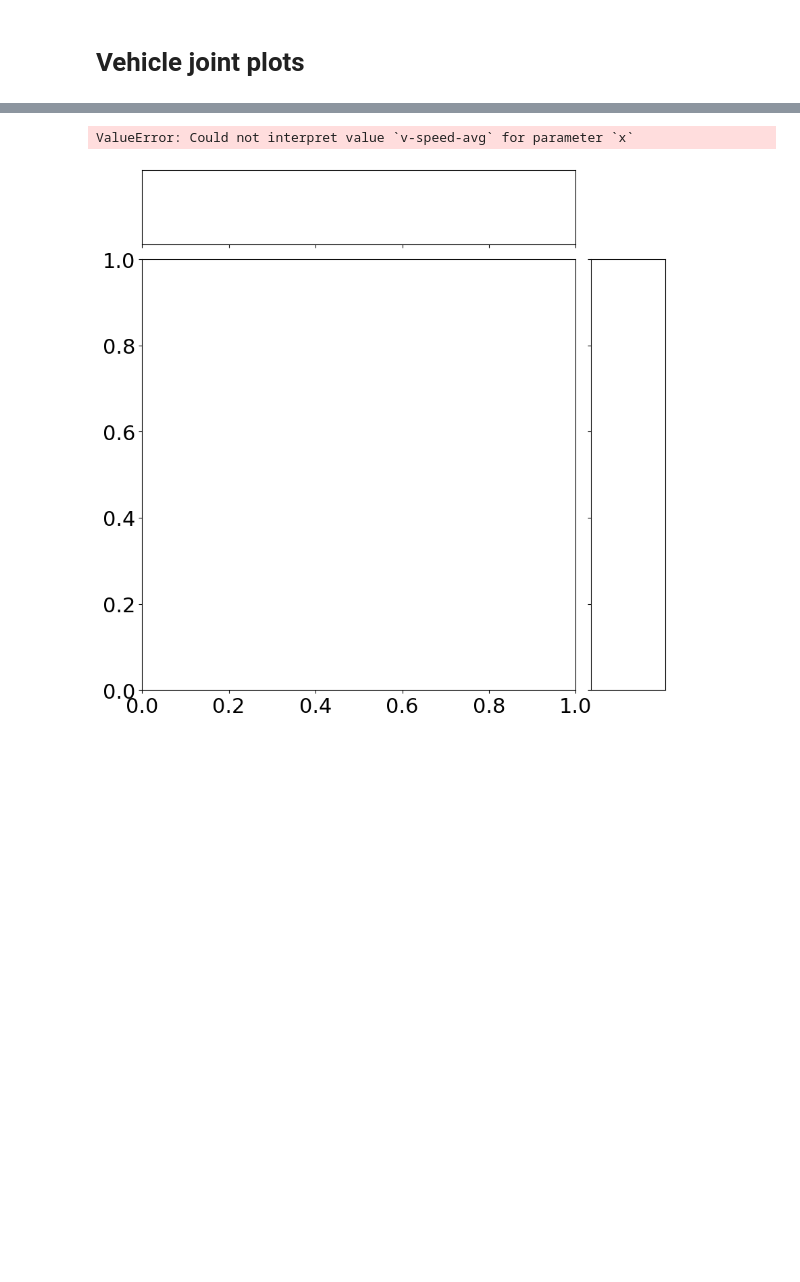
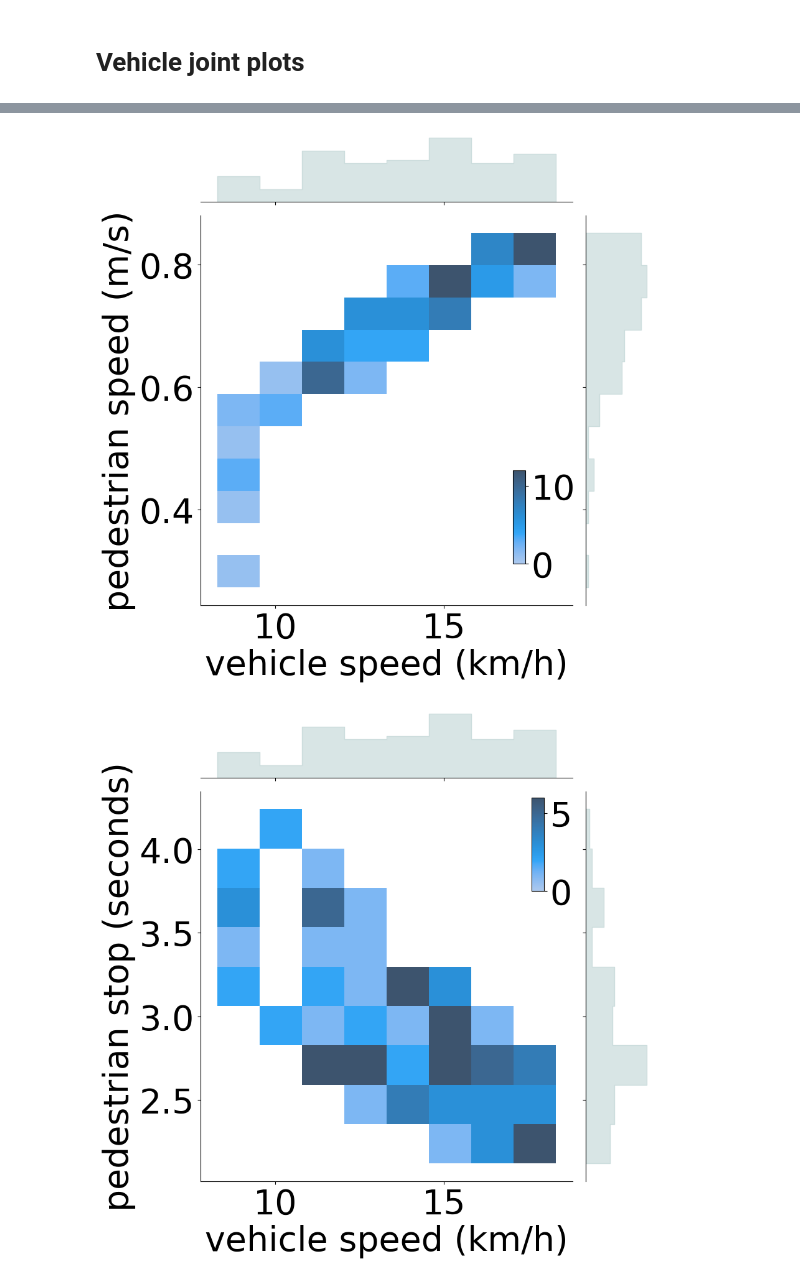
Before and after one commit to adhocmaster/TTI-dataset-tools, a Jupyter notebook: src/notebooks/ped-behavior-analysis.ipynb, the cells around one changed output, grey strips where cells are left out. Saved outputs shown, nothing was run; the diff lists cells and outputs as text; code cells hidden in the pictures; blank space fills up the shorter version.

```diff
--- a/src/notebooks/ped-behavior-analysis.ipynb
+++ b/src/notebooks/ped-behavior-analysis.ipynb
@@ -325,7 +346,7 @@ plt.show()
 # %% [markdown]
 # Marginal Distributions
 # %%
-plt.rcParams.update({'font.size': 22})
+plt.rcParams.update({'font.size': 24})
 # %%
 # Pedestrian Marginal Distributions
 fig, axes = plt.subplots(1,3, figsize = (15,5))
@@ -371,3 +392,5 @@ plt.show()
 # %% [markdown]
 # Self joint probabilities
+# %%
+plt.rcParams.update({'font.size': 40})
 # %%
@@ -436,18 +456,29 @@ pedToVehicle = getPedToVIds(meta)
 pedCols = ['uniqueTrackId', 'stop-duration', 'speed-avg']
 vehCols = ['uniqueTrackId', 'speed-avg']
 
-newCols = ['pId', 'p-stop-duration', 'p-speed-avg', 'vId', 'v-speed-avg']
+newCols = ['pId', 'p-stop-duration', 'p-speed-avg', 'vId', 'v-speed-avg', 'stop-distance']
 
 pedIds = pedStats['uniqueTrackId'].unique()
 vIds = vehicleStats['uniqueTrackId'].unique()
 jointRows = []
 for pedId in pedIds:
     aPed = pedStats[pedStats["uniqueTrackId"] == pedId]
-    aPed = aPed[pedCols]
+
+    stopFrame = aPed.iloc[0]['stop-loc-first-frame']
+    stopX, stopY = aPed.iloc[0]['stop-loc-first-x'], aPed.iloc[0]['stop-loc-first-y']
+
+    aPed = aPed[pedCols] # selection
     vIds = pedToVehicle[pedId]
     for vId in vIds:
         aV = vehicleStats[vehicleStats["uniqueTrackId"] == vId]
-        aV = aV[vehCols]
+        aVTraj = otherDf[otherDf["uniqueTrackId"] == vId]
+
+        avPedStopFrameDf = aVTraj[aVTraj["frame"] == stopFrame]
+        vStopX, vStopY = avPedStopFrameDf.iloc[0]['x'], avPedStopFrameDf.iloc[0]['y']
+
+        aV = aV[vehCols] # selection
+        aV['stop-distance'] = math.sqrt((stopX - vStopX) ** 2 + (stopY - vStopY) ** 2)
+        # aV['stop-distance'] = abs(stopY - vStopY)
         jointRows.append(pd.concat([aPed, aV], axis=1, ignore_index=True))
 
 jointStats = pd.concat(jointRows, ignore_index=True)
@@ -455,6 +486,6 @@ jointStats.columns = newCols
 
 assert len(pedStats) == len(jointStats)
 
-jointStats.head()
+jointStats.describe()
 # jointStats[0]
 # %% [output]
@@ -467,8 +501,24 @@ jointStats.head()
 # %%
 # 2. vehicle speed vs ped speed
-plotJoint(data=jointStats, x="v-speed-avg", y="p-speed-avg", height=10, xTitle="vehicle speed (km/h)", yTitle="pedestrian speed (m/s)")
+plotJoint(
+    data=jointStats,
+    x="v-speed-avg",
+    y="p-speed-avg",
+    height=10,
+    xTitle="vehicle speed (km/h)",
+    yTitle="pedestrian speed (m/s)",
+    caxloc=[0.72, .25, 0.02, .15]
+)
 # 3. vehicle speed vs ped stop duration
-# 4. vehicle speed vs ped stop location
+plotJoint(
+    data=jointStats,
+    x="v-speed-avg",
+    y="p-stop-duration",
+    height=10,
+    xTitle="vehicle speed (km/h)",
+    yTitle="pedestrian stop (seconds)",
+    caxloc=[0.75, .65, 0.02, .15]
+)
 # %% [output]
-ValueError: Could not interpret value `v-speed-avg` for parameter `x`
-[figure, old version]
+[figure, new version]
+[figure, added]
```
Also changed, not shown: parts of 10 cells of this notebook, 2 other files.
